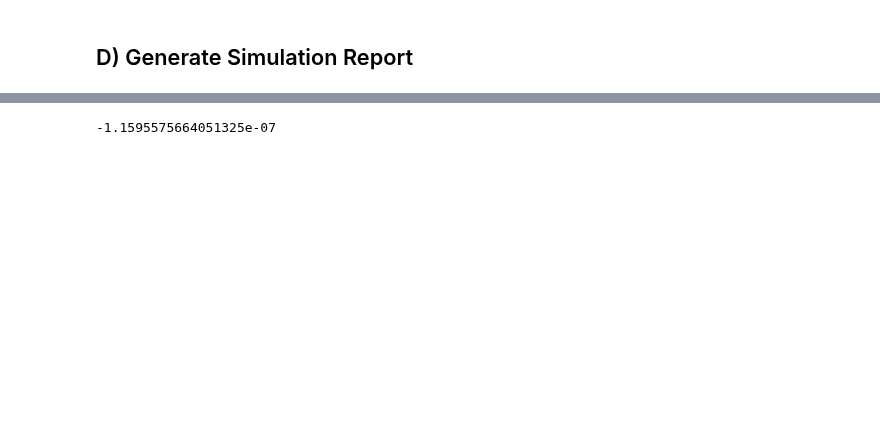
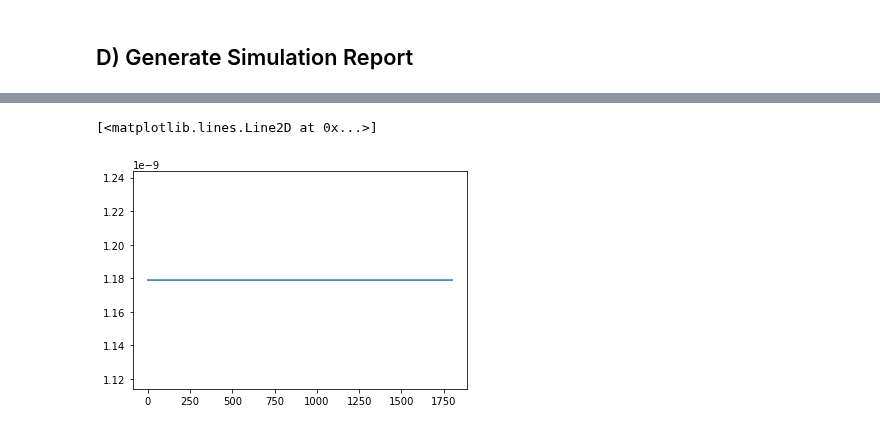
Before and after one commit to TrellixVulnTeam/MSc-Computational-Neuroscience-Repo_ZR8H, a Jupyter notebook: Multicompartment Trials/Multicompartment_Sim_V3.ipynb, the cells around one changed output, grey strips where cells are left out. Drawn from its saved outputs; the diff is of its cells as text; code cells hidden in the pictures; blank space fills up the shorter version.

```diff
--- a/Multicompartment Trials/Multicompartment_Sim_V3.ipynb
+++ b/Multicompartment Trials/Multicompartment_Sim_V3.ipynb
@@ -1814,7 +2001,8 @@ btn_report.on_click(btn_report_clicked)
 # %% [output]
 [interactive output not drawn]
 [interactive output not drawn]
-# %%
-print(comp_arr[0].d_na_atpase)
-# %% [output]
--1.1595575664051325e-07
+# %%
+mplt.plot(t_arr[0:-1],comp_arr[2].j_p_arr)
+# %% [output]
+[<matplotlib.lines.Line2D at 0x...>]
+[figure, added]
```
Also changed, not shown: parts of 7 cells of this notebook, 6 other files.
